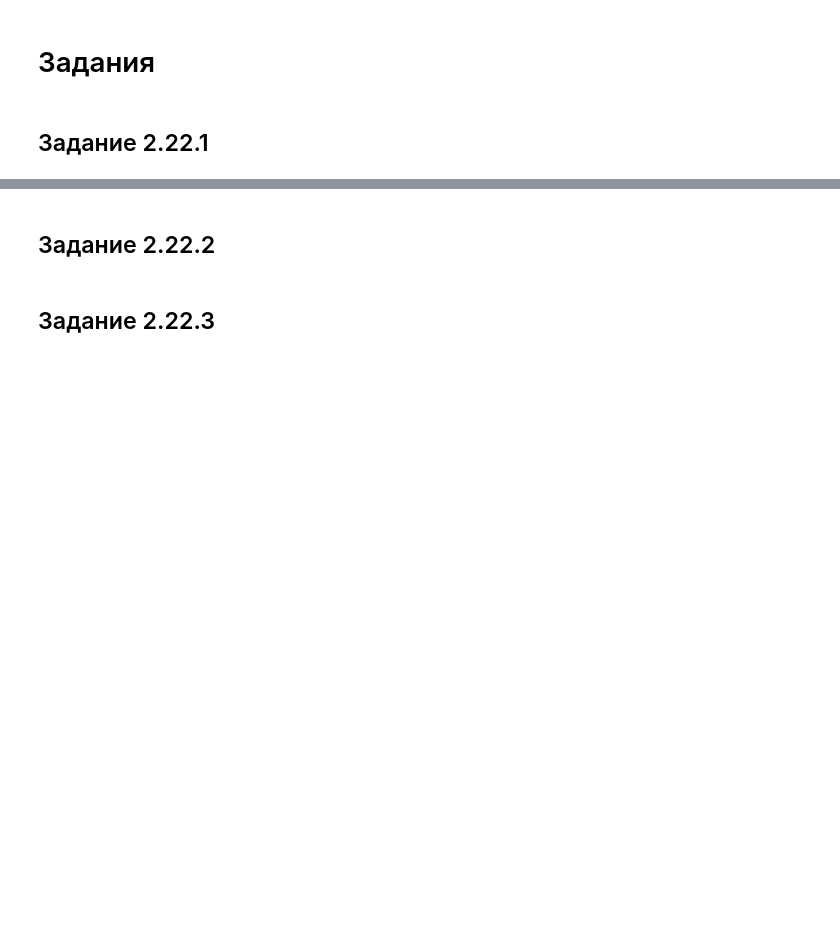
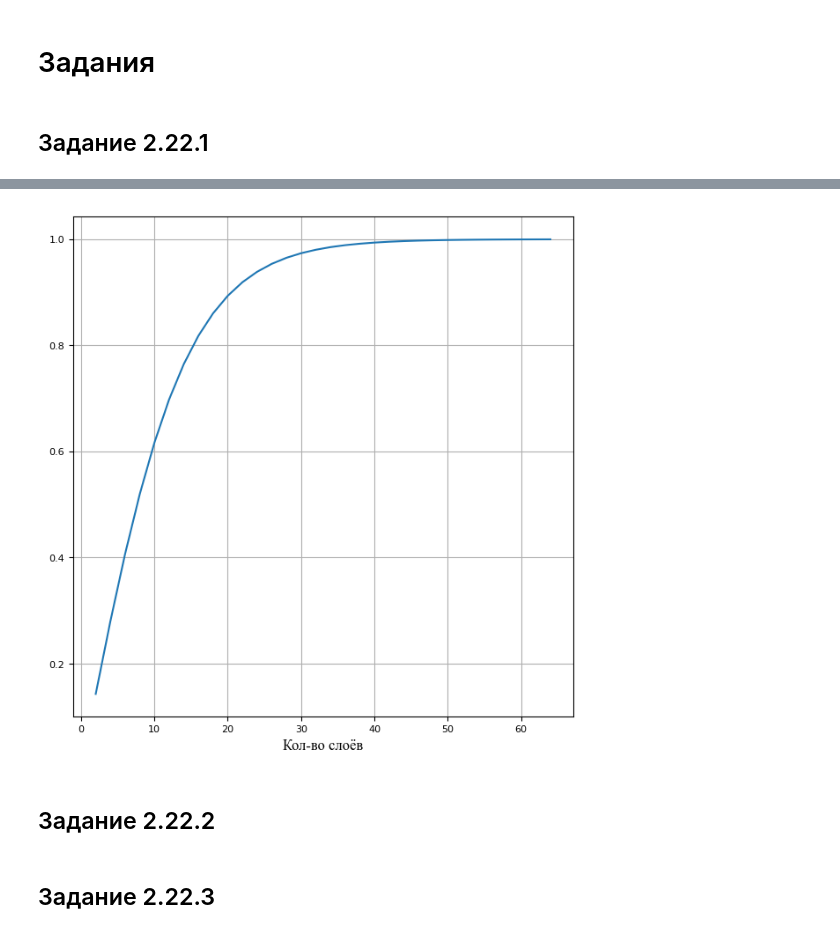
Before and after one commit to Belashov641618/NumericalsRSNO, a Jupyter notebook: Ex2.ipynb, the cells around one changed output, grey strips where cells are left out. Drawn from its saved outputs; the diff is of its cells as text; code cells hidden in the pictures; blank space fills up the shorter version.

```diff
--- a/Ex2.ipynb
+++ b/Ex2.ipynb
@@ -219,3 +359,9 @@ $$
+# %%
+from math import sqrt
+from itertools import product
+from belashovplot import TiledPlot, FontLibraryClass
+from utilities import engineering, scientific
+FontLibrary = FontLibraryClass()
 # %% [markdown]
 # Задания
 # %% [markdown]
@@ -229,3 +438,13 @@ $$
+# %%
+plot = TiledPlot(6,None)
+plot.FontLibrary = FontLibrary
+axes = plot.axes.add(0,0)
+axes.grid(True)
+plot.graph.label.x("Кол-во слоёв")
+axes.plot(layers.squeeze().cpu(), crystal.r[:,resolution_wavelength//2].abs().cpu())
+plot.show()
+# %% [output]
+[figure, added]
 # %% [markdown]
 ## Задание 2.22.2
 # %% [markdown]
```
Also changed, not shown: parts of 24 cells of this notebook.
